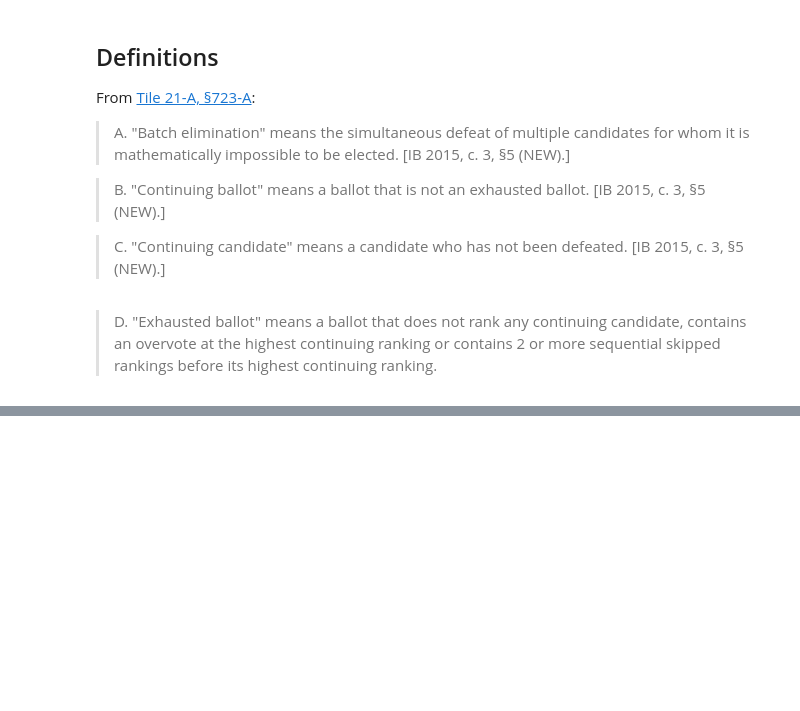
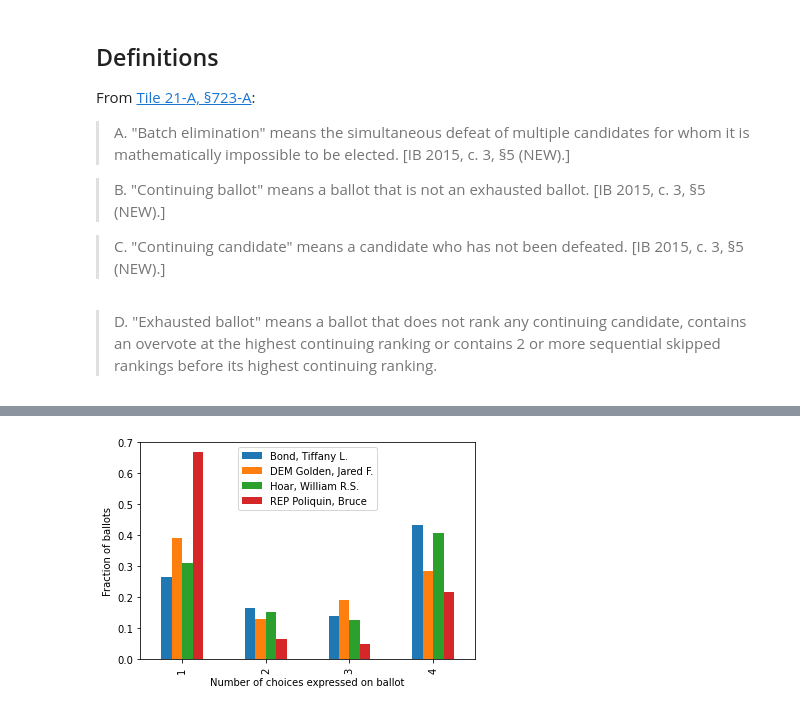
Before and after one commit to baxterdemers/rcv, a Jupyter notebook: maine_rcv.ipynb, the cells around one changed output, grey strips where cells are left out. Drawn from its saved outputs; the diff is of its cells as text; code cells hidden in the pictures; blank space fills up the shorter version.

Commit message:
reorganize graphs

```diff
--- a/maine_rcv.ipynb
+++ b/maine_rcv.ipynb
@@ -128,7 +129,8 @@ def mark_exhausted_ballots(continuing_ballot_df, continuing_candidate_set):
         | continuing_ballot_df['rank4'].isin(continuing_candidate_set)
         | continuing_ballot_df['rank5'].isin(continuing_candidate_set))
     continuing_ballot_df['does_not_rank_any_continuing_candidate'] = ~ranks_a_continuing_candidate
-    print(continuing_ballot_df['does_not_rank_any_continuing_candidate'].value_counts()[True], "ballots exhausted for not ranking any continuing candidate.")
+    n_exhausted_no_rank = continuing_ballot_df['does_not_rank_any_continuing_candidate'].value_counts()[True]
+    print(n_exhausted_no_rank, "ballots exhausted for not ranking any continuing candidate. ({:.2%} of total ballots)".format(n_exhausted_no_rank/n_ballots))
 
     # determine the highest continuing rank according to https://legislature.maine.gov/statutes/21-A/title21-Asec723-A.html
     # E. "Highest continuing ranking" means the highest ranking on a voter's ballot for a continuing candidate.   [IB 2015, c. 3, §5 (NEW).]
@@ -140,13 +142,16 @@ def mark_exhausted_ballots(continuing_ballot_df, continuing_candidate_set):
     # determine which ballots have an overvote at their highest continuing ranking according to https://legislature.maine.gov/statutes/21-A/title21-Asec723-A.html
     # H. "Overvote" means a circumstance in which a voter has ranked more than one candidate at the same ranking.   [IB 2015, c. 3, §5 (NEW).]
     continuing_ballot_df['overvote'] = continuing_ballot_df.apply(lambda ballot: ballot_exhausted_for_overvote(ballot), axis=1)
-    print(continuing_ballot_df['overvote'].value_counts()[True], "ballots exhausted for overvotes.")
+    n_exhausted_overvote = continuing_ballot_df['overvote'].value_counts()[True]
+    print(n_exhausted_overvote, "ballots exhausted for overvotes. ({:.2%} of total ballots)".format(n_exhausted_overvote/n_ballots))
 
     continuing_ballot_df['two_consecutive_skipped_rankings'] = continuing_ballot_df.apply(lambda ballot: ballot_has_two_consecutive_skipped_rankings(ballot), axis=1)
-    print(continuing_ballot_df['two_consecutive_skipped_rankings'].value_counts()[True], "ballots exhausted for two consecutive skipped rankings.")
+    n_exhausted_skipped = continuing_ballot_df['two_consecutive_skipped_rankings'].value_counts()[True]
+    print(n_exhausted_skipped, "ballots exhausted for two consecutive skipped rankings. ({:.2%} of total ballots)".format(n_exhausted_skipped/n_ballots))
 
     continuing_ballot_df['exhausted'] = continuing_ballot_df['overvote'] | continuing_ballot_df['two_consecutive_skipped_rankings'] | continuing_ballot_df['does_not_rank_any_continuing_candidate']
-    print(continuing_ballot_df['exhausted'].value_counts()[True], "total ballots exhausted.")
+    n_exhausted = continuing_ballot_df['exhausted'].value_counts()[True]
+    print(n_exhausted, "total ballots exhausted.({:.2%} of total ballots)".format(n_exhausted/n_ballots))
     return continuing_ballot_df
 # %% [markdown]
 ## Procedure
@@ -156,22 +163,6 @@ def mark_exhausted_ballots(continuing_ballot_df, continuing_candidate_set):
 
 >B. If there are more than 2 continuing candidates, the last-place candidate is defeated and a new round begins.   [IB 2015, c. 3, §5 (NEW).]
 # %%
-candidate_set = {
-    'Bond, Tiffany L.',
-    'DEM Golden, Jared F.',
-    'Hoar, William R.S.',
-    'REP Poliquin, Bruce'
-}
-continuing_candidate_set = {
-    'Bond, Tiffany L.',
-    'DEM Golden, Jared F.',
-    'Hoar, William R.S.',
-    'REP Poliquin, Bruce'
-}
-
-import warnings
-warnings.filterwarnings('error')
-
 decided = False
 round_index = 1
 votes_by_round_df = pd.DataFrame()
@@ -248,0 +331,10 @@ dtype: float64
+# %%
+r1 = round_to_ballot_df[1]
+df = r1
+df = df.rename(columns={'highest_ranked_continuing_candidate':'First Choice Candidate', 'n_choices':"Number of choices expressed on ballot"})
+ct = pd.crosstab(df["Number of choices expressed on ballot"], df['First Choice Candidate'])
+ct = ct[ct.index.isin([1,2,3,4])][list(candidate_set)]
+ct['Golden/Jared'] = ct['DEM Golden, Jared F.'] + ct['REP Poliquin, Bruce']
+ct['Bond/Hoar'] = ct['Bond, Tiffany L.'] + ct['Hoar, William R.S.']
+dec_ct = ct / ct.sum()
+ct
@@ -248,0 +348,9 @@ dtype: float64
+# %%
+dec_ct[['Bond, Tiffany L.',
+ 'DEM Golden, Jared F.',
+ 'Hoar, William R.S.',
+ 'REP Poliquin, Bruce']].plot.bar().legend(loc=9)
+plt.ylabel('Fraction of ballots')
+plt.show()
+# %% [output]
+[figure, added]
```
Also changed, not shown: parts of 25 cells of this notebook, 37 other files.
